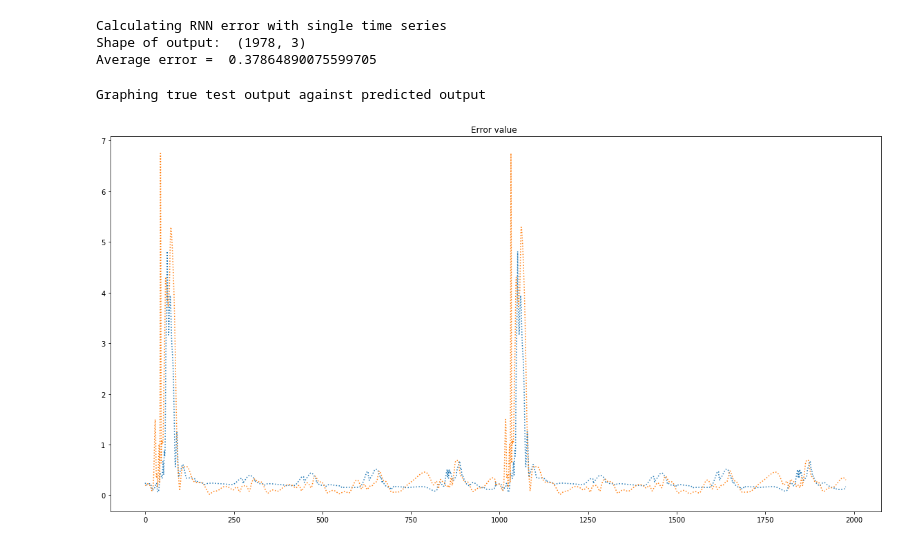
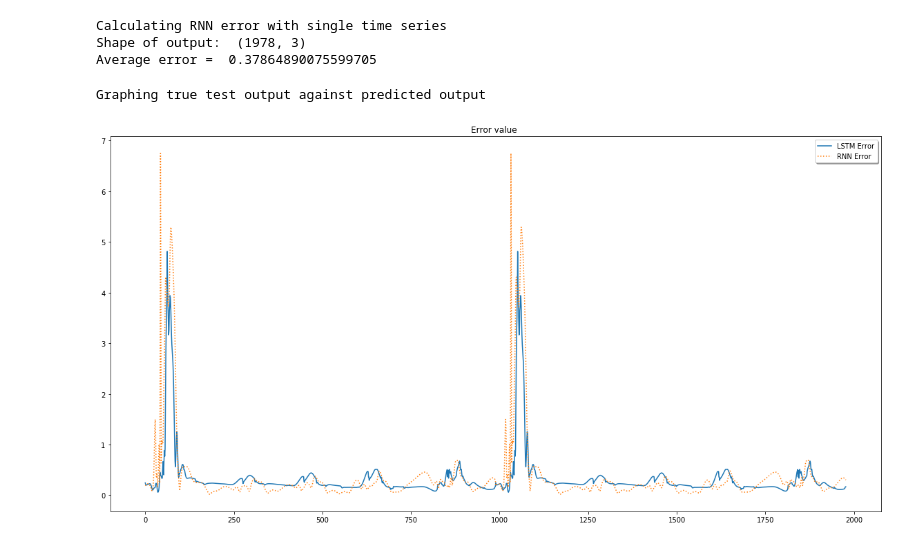
Before and after one commit to tgibbons-css/Keras_LSTM, a Jupyter notebook: Lorenz System- Tom updates.ipynb, the cells around one changed output. Drawn from its saved outputs; the diff is of its cells as text; code cells hidden in the pictures.

```diff
--- a/Lorenz System- Tom updates.ipynb
+++ b/Lorenz System- Tom updates.ipynb
@@ -728,10 +751,11 @@ Average error =  0.37864890075599705
 # %%
 print("Graphing true test output against predicted output ")
 plt.figure(figsize=(20,10))
 plt.title("Error value ")
-plt.plot(err1D, linestyle=':' )
-plt.plot(RNNerr1D, linestyle=':' )
+plt.plot(err1D, linestyle='-', label='LSTM Error')
+plt.plot(RNNerr1D, linestyle=':', label='RNN Error')
+plt.legend(loc='upper right', shadow=True)
 plt.show()
 # %% [output]
 Graphing true test output against predicted output
-[figure, old version]
+[figure, new version]
```
Also changed, not shown: parts of 3 cells of this notebook.
